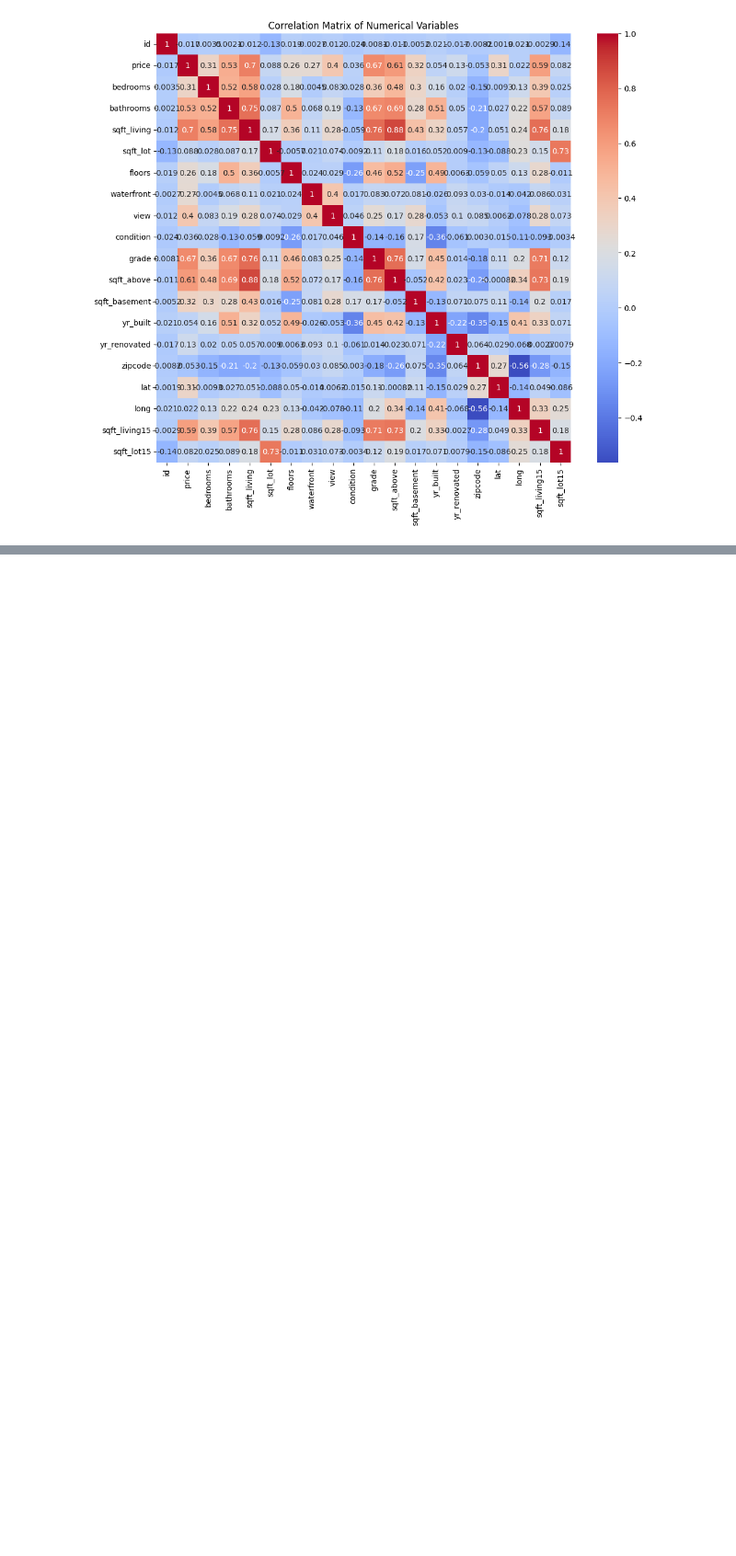
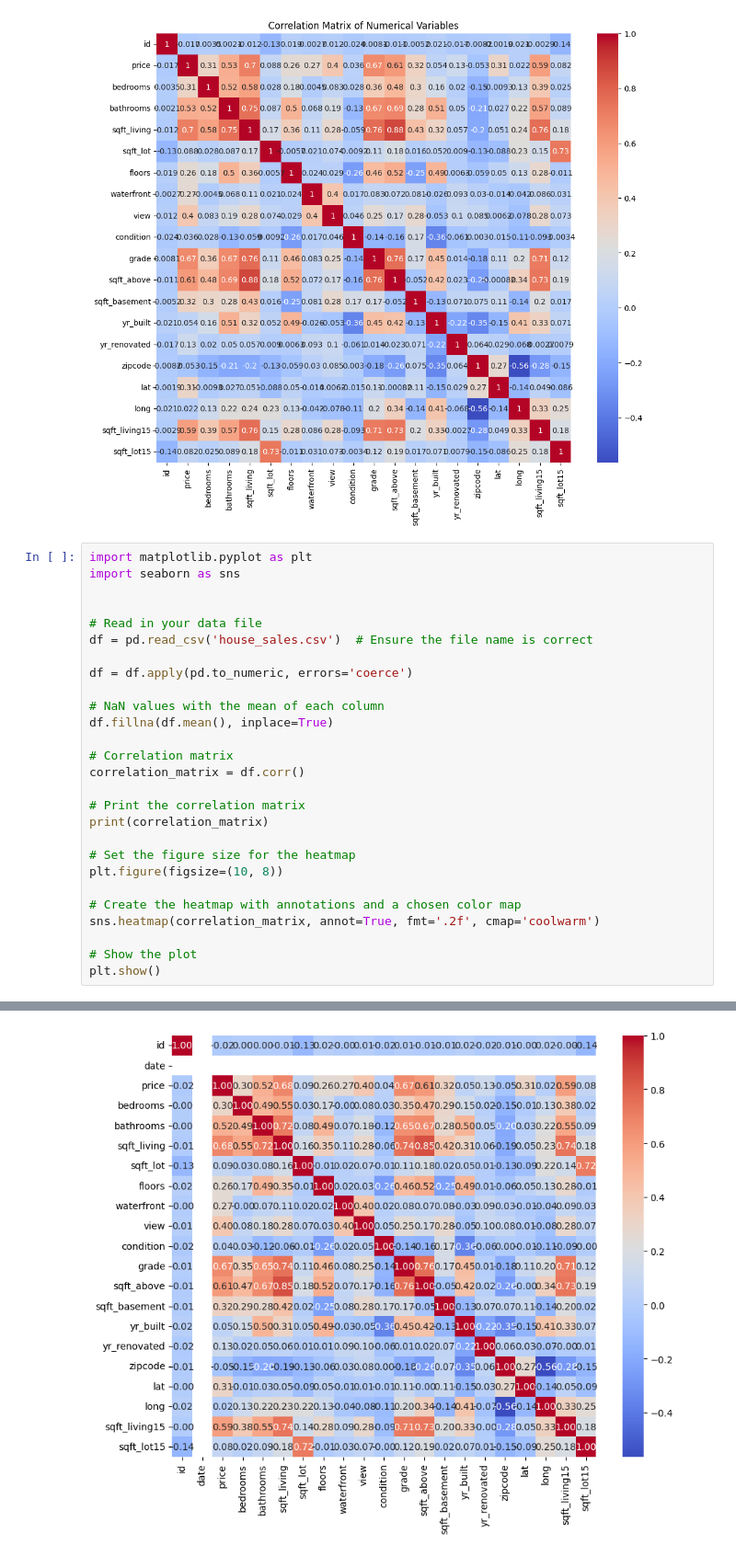
Before and after one commit to TexasTori/ADS500B, a Jupyter notebook: House Data Project.ipynb, the cells around one changed output, grey strips where cells are left out. Shown at 92% size. Drawn from its saved outputs; the diff is of its cells as text; blank space fills up the shorter version.

Commit message:
Correlations

```diff
--- a/House Data Project.ipynb
+++ b/House Data Project.ipynb
@@ -409,3 +409,31 @@ else:
 DataFrame loaded successfully.
 [figure]
 [figure]
+# %%
+import matplotlib.pyplot as plt
+import seaborn as sns
+
+
+# Read in your data file
+df = pd.read_csv('house_sales.csv')  # Ensure the file name is correct
+
+df = df.apply(pd.to_numeric, errors='coerce')
+
+# NaN values with the mean of each column
+df.fillna(df.mean(), inplace=True)
+
+# Correlation matrix
+correlation_matrix = df.corr()
+
+# Print the correlation matrix
+print(correlation_matrix)
+
+# Set the figure size for the heatmap
+plt.figure(figsize=(10, 8))
+
+# Create the heatmap with annotations and a chosen color map
+sns.heatmap(correlation_matrix, annot=True, fmt='.2f', cmap='coolwarm')
+
+# Show the plot
+plt.show()
+# %% [output]
@@ -411,0 +457 @@ DataFrame loaded successfully.
+[figure, added]
```
Also changed, not shown: parts of 1 cell of this notebook.
